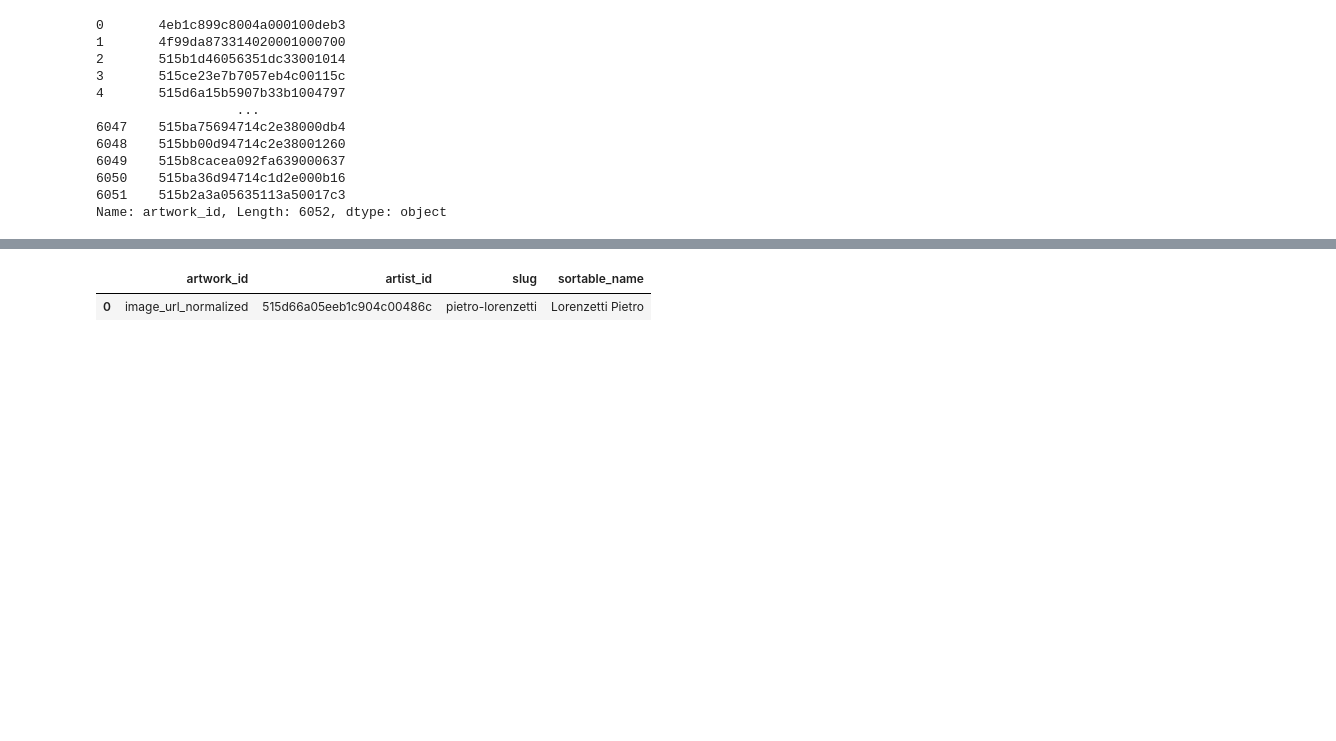
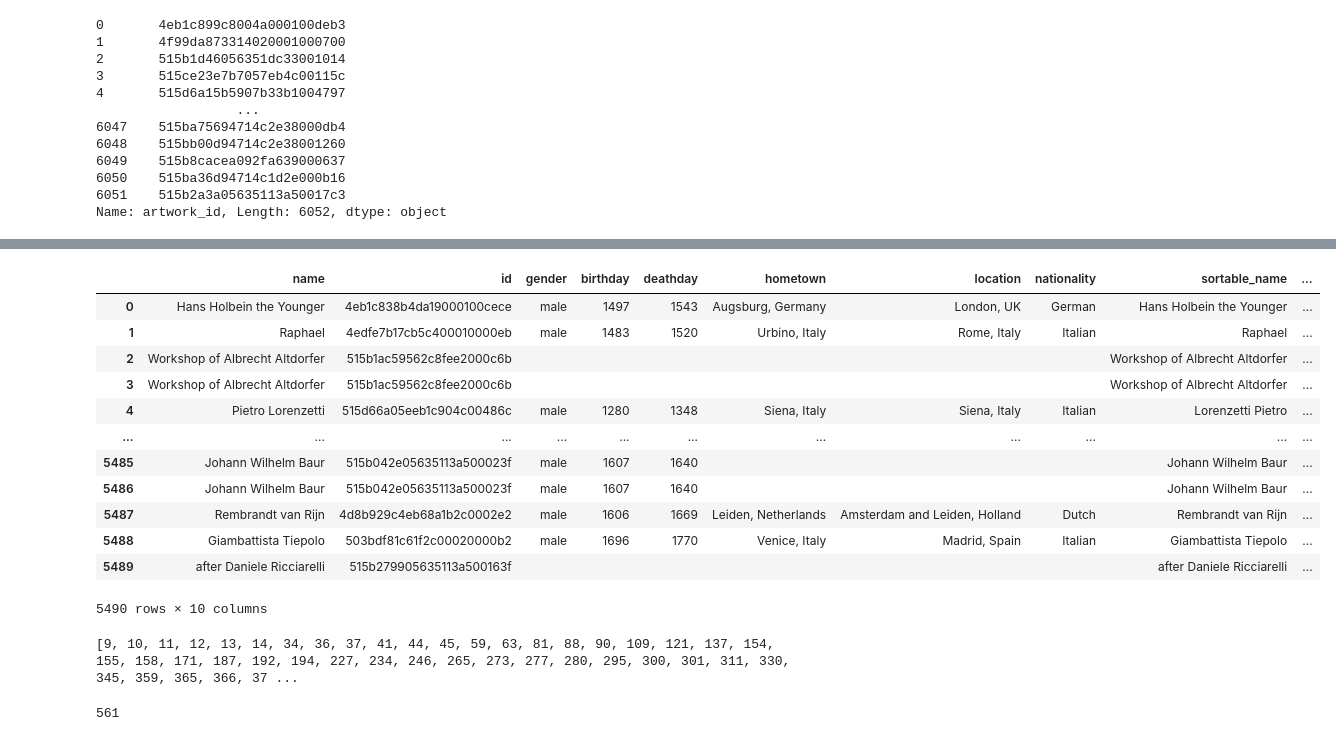
Before and after one commit to sweetmanco/artsy-fartsci, a Jupyter notebook: notebooks/get_artist_ID_info.ipynb, the cells around one changed output, grey strips where cells are left out. Saved outputs shown, nothing was run; the diff lists cells and outputs as text; code cells hidden in the pictures; blank space fills up the shorter version.

```diff
--- a/notebooks/get_artist_ID_info.ipynb
+++ b/notebooks/get_artist_ID_info.ipynb
@@ -13,7 +12,7 @@ API_XAPP_TOKEN = os.environ.get('API_XAPP_TOKEN')
 
 # artists_df = pd.DataFrame(columns=('artwork_id','id','slug','sortable_name','gender','birthday','deathday','hometown','location','nationality'))"
 # %%
-origin = pd.read_csv('/home/asweetman/code/sweetmanco/artsy-fartsci-back/bquxjob_1d3d117e_18a6070512c.csv')
+origin = pd.read_csv('bq_data.csv')
 # origin = origin.drop(columns='title','category','medium','date','height_cm','width_cm','collecting_institution','image_url_template','image_url_normalized')
 uniqueid = origin['artwork_id']
 print(uniqueid[0])
@@ -102,6 +59,0 @@ print(response)
-# %%
-listframe = pd.DataFrame(columns=['id','slug','name','sortable_name','gender','birthday','deathday','hometown','location','nationality'])
-
-for x in longerlist:
-    listframe['name'].append(x['_embedded']['artists'][0]['name'])
-    listframe['id'].append(x['_embedded']['artists'][0]['id'])
@@ -163,5 +85,0 @@ for entry in entries_list:
-# %%
-artist_dict.head()
-# %% [output]
-|  | artwork_id | artist_id | slug | sortable_name |
-| 0 | image_url_normalized | 515d66a05eeb1c904c00486c | pietro-lorenzetti | Lorenzetti Pietro |
@@ -173,0 +134,16 @@ artists_df = pd.concat([artists_df, artworks_temp], ignore_index=True)\n",
+# %%
+df
+# %% [output]
+|  | name | id | gender | birthday | deathday | hometown | location | nationality | sortable_name | ... |
+| 0 | Hans Holbein the Younger | 4eb1c838b4da19000100cece | male | 1497 | 1543 | Augsburg, Germany | London, UK | German | Hans Holbein the Younger | ... |
+| 1 | Raphael | 4edfe7b17cb5c400010000eb | male | 1483 | 1520 | Urbino, Italy | Rome, Italy | Italian | Raphael | ... |
+| 2 | Workshop of Albrecht Altdorfer | 515b1ac59562c8fee2000c6b |  |  |  |  |  |  | Workshop of Albrecht Altdorfer | ... |
+| 3 | Workshop of Albrecht Altdorfer | 515b1ac59562c8fee2000c6b |  |  |  |  |  |  | Workshop of Albrecht Altdorfer | ... |
+| 4 | Pietro Lorenzetti | 515d66a05eeb1c904c00486c | male | 1280 | 1348 | Siena, Italy | Siena, Italy | Italian | Lorenzetti Pietro | ... |
+| ... | ... | ... | ... | ... | ... | ... | ... | ... | ... | ... |
+| 5485 | Johann Wilhelm Baur | 515b042e05635113a500023f | male | 1607 | 1640 |  |  |  | Johann Wilhelm Baur | ... |
+| 5486 | Johann Wilhelm Baur | 515b042e05635113a500023f | male | 1607 | 1640 |  |  |  | Johann Wilhelm Baur | ... |
+| 5487 | Rembrandt van Rijn | 4d8b929c4eb68a1b2c0002e2 | male | 1606 | 1669 | Leiden, Netherlands | Amsterdam and Leiden, Holland | Dutch | Rembrandt van Rijn | ... |
+| 5488 | Giambattista Tiepolo | 503bdf81c61f2c00020000b2 | male | 1696 | 1770 | Venice, Italy | Madrid, Spain | Italian | Giambattista Tiepolo | ... |
+| 5489 | after Daniele Ricciarelli | 515b279905635113a500163f |  |  |  |  |  |  | after Daniele Ricciarelli | ... |
+5490 rows × 10 columns
@@ -173,0 +152,18 @@ artists_df = pd.concat([artists_df, artworks_temp], ignore_index=True)\n",
+# %%
+problematic_indices = []
+
+for idx, x in enumerate(list_):
+    embedded = x.get('_embedded', {})
+    artists = embedded.get('artists', [])
+
+    if not artists:
+        problematic_indices.append(idx)
+        continue
+
+print(problematic_indices)
+# %% [output]
+[9, 10, 11, 12, 13, 14, 34, 36, 37, 41, 44, 45, 59, 63, 81, 88, 90, 109, 121, 137, 154, 155, 158, 171, 187, 192, 194, 227, 234, 246, 265, 273, 277, 280, 295, 300, 301, 311, 330, 345, 359, 365, 366, 37 ...
+# %%
+len(problematic_indices)
+# %% [output]
+561
```
Also changed, not shown: parts of 30 cells of this notebook, 1 other file.
